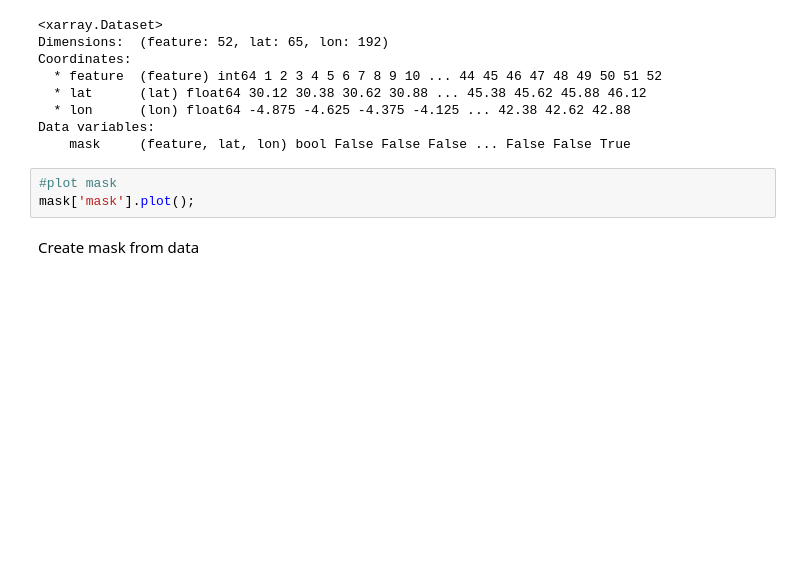
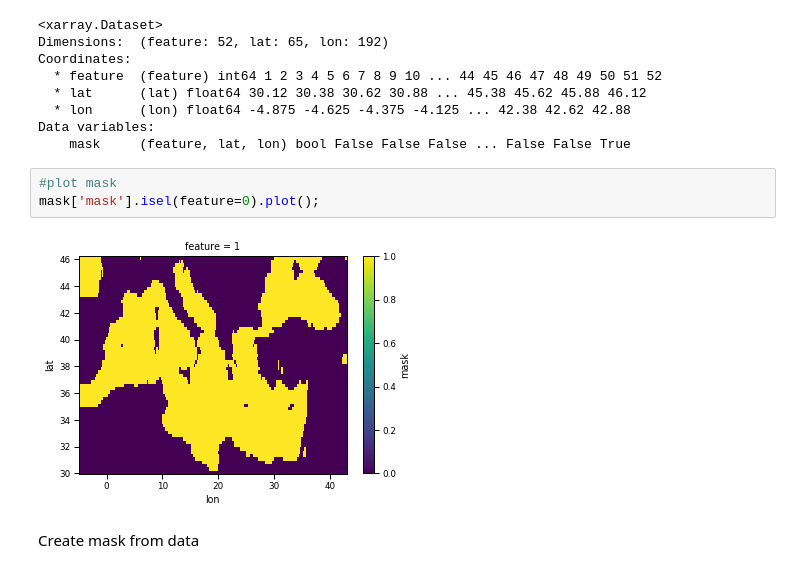
Before and after one commit to euroargodev/BlueCloud, a Jupyter notebook: OceanRegimes_test.ipynb, the cells around one changed output. Drawn from its saved outputs; the diff is of its cells as text; blank space fills up the shorter version.

```diff
--- a/OceanRegimes_test.ipynb
+++ b/OceanRegimes_test.ipynb
@@ -170,7 +170,9 @@ Data variables:
     mask     (feature, lat, lon) bool False False False ... False False True
 # %%
 #plot mask
-mask['mask'].plot();
+mask['mask'].isel(feature=0).plot();
+# %% [output]
+[figure, added]
 # %% [markdown]
 Create mask from data
 # %%
```
Also changed, not shown: 2 other files.
